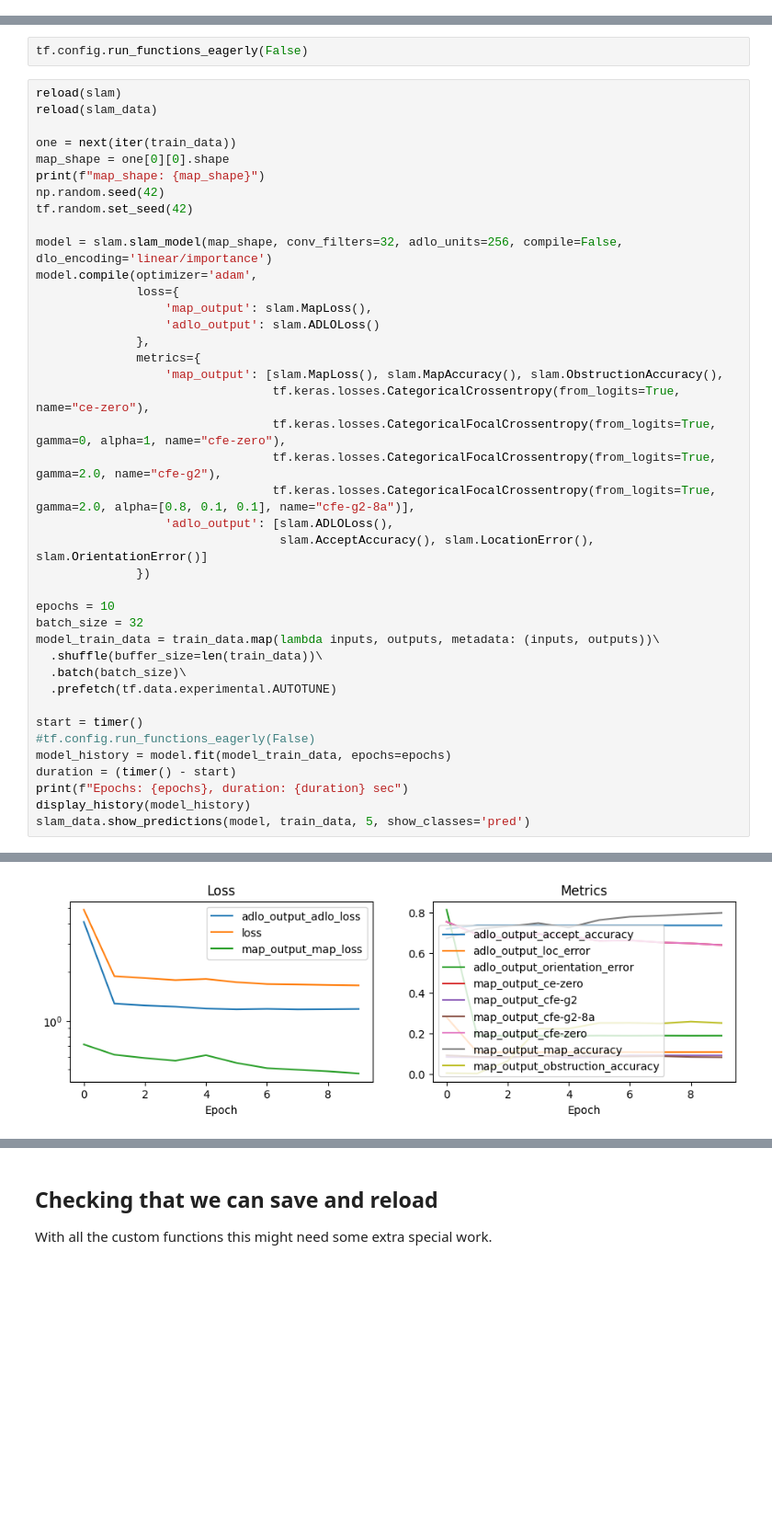
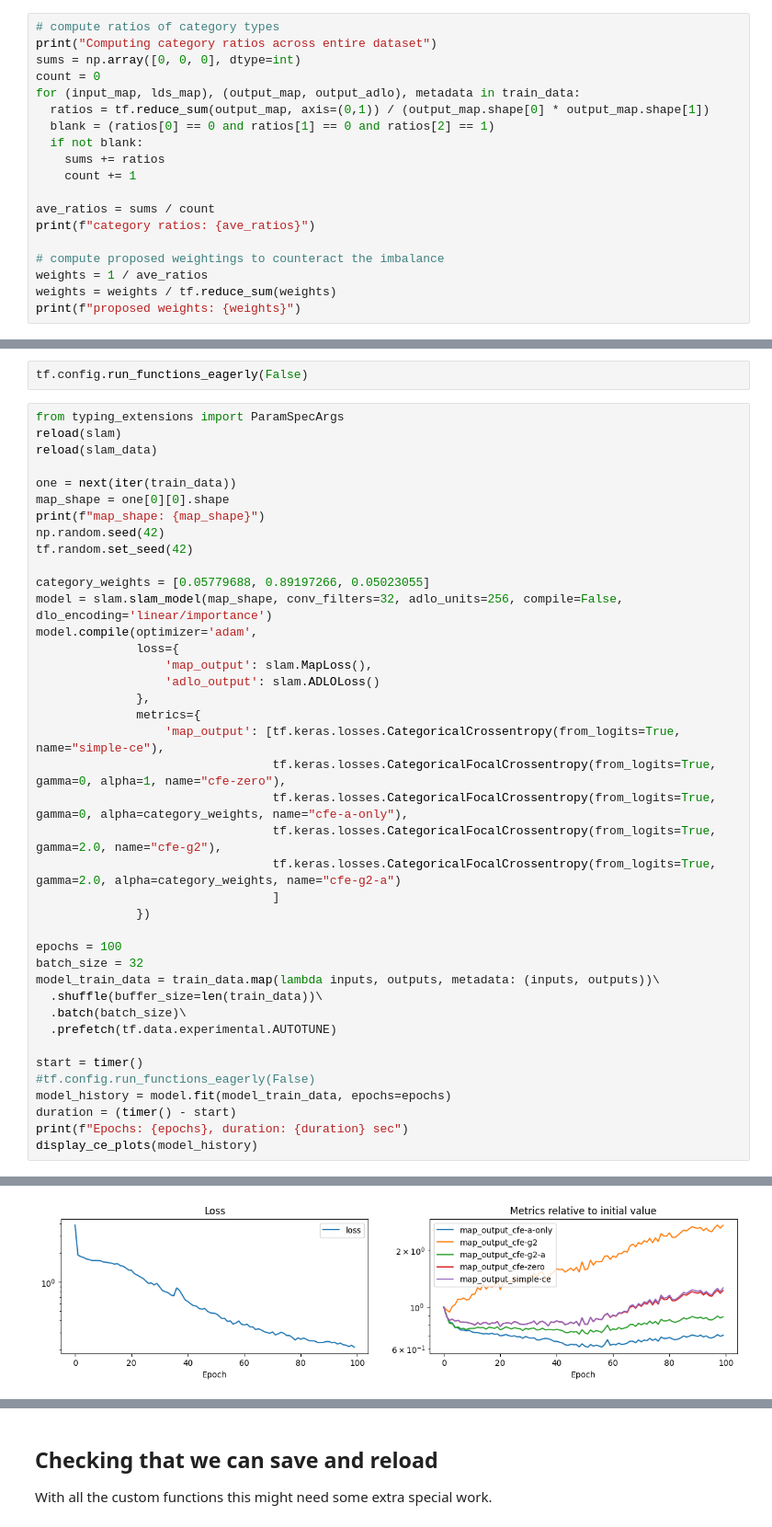
Before and after one commit to malcolmlett/robovac, a Jupyter notebook: Experiment_SLAM_3.ipynb, the cells around one changed output, grey strips where cells are left out. Shown at 92% size. Drawn from its saved outputs; the diff is of its cells as text; blank space fills up the shorter version.

Commit message:
Experimenting with different variations of cross-entropy-loss for map output

```diff
--- a/Experiment_SLAM_3.ipynb
+++ b/Experiment_SLAM_3.ipynb
@@ -580,3 +577,22 @@ Loaded:
   adlos:       (1000, 4) x float32
   metadatas:   (1000, 8) x float32
 Dataset loaded from repo/data/experimental-slam-training-data4.npz
+# %%
+# compute ratios of category types
+print("Computing category ratios across entire dataset")
+sums = np.array([0, 0, 0], dtype=int)
+count = 0
+for (input_map, lds_map), (output_map, output_adlo), metadata in train_data:
+  ratios = tf.reduce_sum(output_map, axis=(0,1)) / (output_map.shape[0] * output_map.shape[1])
+  blank = (ratios[0] == 0 and ratios[1] == 0 and ratios[2] == 1)
+  if not blank:
+    sums += ratios
+    count += 1
+
+ave_ratios = sums / count
+print(f"category ratios: {ave_ratios}")
+
+# compute proposed weightings to counteract the imbalance
+weights = 1 / ave_ratios
+weights = weights / tf.reduce_sum(weights)
+print(f"proposed weights: {weights}")
@@ -583,6 +603,7 @@ Dataset loaded from repo/data/experimental-slam-training-data4.npz
 # %%
 tf.config.run_functions_eagerly(False)
 # %%
+from typing_extensions import ParamSpecArgs
 reload(slam)
 reload(slam_data)
 
@@ -592,6 +613,7 @@ print(f"map_shape: {map_shape}")
 np.random.seed(42)
 tf.random.set_seed(42)
 
+category_weights = [0.05779688, 0.89197266, 0.05023055]
 model = slam.slam_model(map_shape, conv_filters=32, adlo_units=256, compile=False, dlo_encoding='linear/importance')
 model.compile(optimizer='adam',
               loss={
@@ -599,16 +621,15 @@ model.compile(optimizer='adam',
                   'adlo_output': slam.ADLOLoss()
               },
               metrics={
-                  'map_output': [slam.MapLoss(), slam.MapAccuracy(), slam.ObstructionAccuracy(),
-                                 tf.keras.losses.CategoricalCrossentropy(from_logits=True, name="ce-zero"),
+                  'map_output': [tf.keras.losses.CategoricalCrossentropy(from_logits=True, name="simple-ce"),
                                  tf.keras.losses.CategoricalFocalCrossentropy(from_logits=True, gamma=0, alpha=1, name="cfe-zero"),
+                                 tf.keras.losses.CategoricalFocalCrossentropy(from_logits=True, gamma=0, alpha=category_weights, name="cfe-a-only"),
                                  tf.keras.losses.CategoricalFocalCrossentropy(from_logits=True, gamma=2.0, name="cfe-g2"),
-                                 tf.keras.losses.CategoricalFocalCrossentropy(from_logits=True, gamma=2.0, alpha=[0.8, 0.1, 0.1], name="cfe-g2-8a")],
-                  'adlo_output': [slam.ADLOLoss(),
-                                  slam.AcceptAccuracy(), slam.LocationError(), slam.OrientationError()]
+                                 tf.keras.losses.CategoricalFocalCrossentropy(from_logits=True, gamma=2.0, alpha=category_weights, name="cfe-g2-a")
+                                 ]
               })
 
-epochs = 10
+epochs = 100
 batch_size = 32
 model_train_data = train_data.map(lambda inputs, outputs, metadata: (inputs, outputs))\
   .shuffle(buffer_size=len(train_data))\
@@ -620,8 +641,7 @@ start = timer()
 model_history = model.fit(model_train_data, epochs=epochs)
 duration = (timer() - start)
 print(f"Epochs: {epochs}, duration: {duration} sec")
-display_history(model_history)
-slam_data.show_predictions(model, train_data, 5, show_classes='pred')
+display_ce_plots(model_history)
 # %% [output]
 map_shape: (159, 159, 3)
 Added final cropping layer: w=1, h=1
@@ -643 +663 @@ Epochs: 10, duration: 213.15968116499994 sec
-[figure, old version]
+[figure, new version]
```
Also changed, not shown: parts of 6 cells of this notebook.
